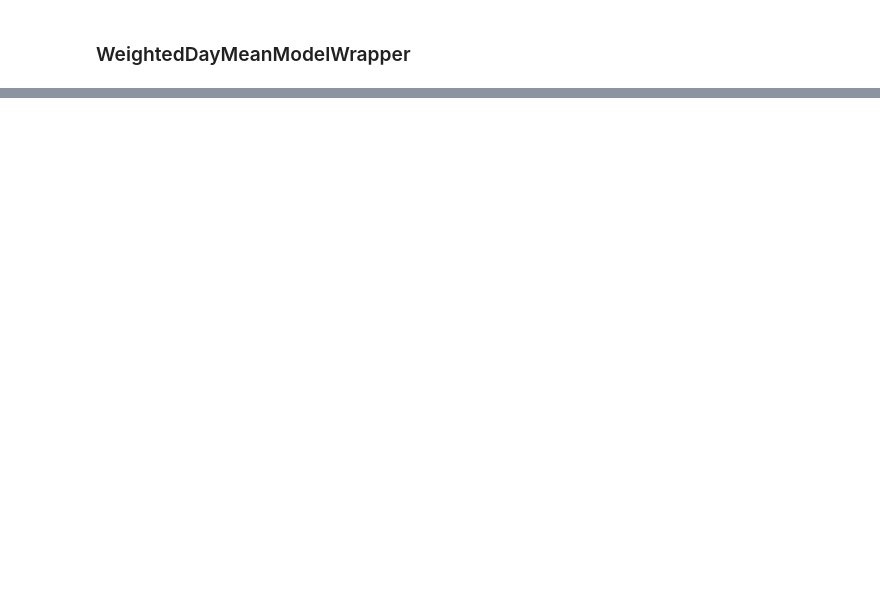
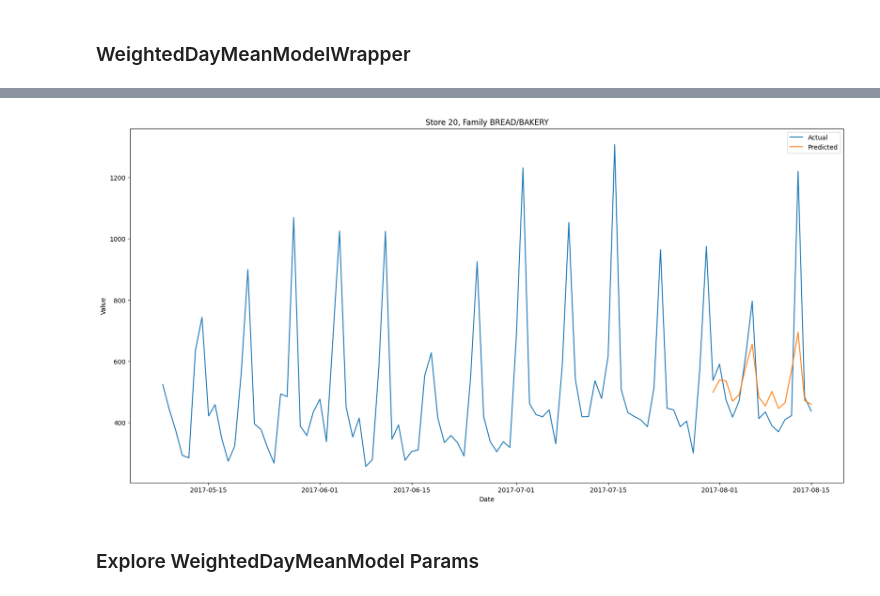
Before and after one commit to Tikhon-Radkevich/Store-Sales, a Jupyter notebook: notebooks/baseline/stat_methods/explore.ipynb, the cells around one changed output, grey strips where cells are left out. Saved outputs shown, nothing was run; the diff lists cells and outputs as text; code cells hidden in the pictures; blank space fills up the shorter version.

Commit message:
loss comparison added; prediction plot created

```diff
--- a/notebooks/baseline/stat_methods/explore.ipynb
+++ b/notebooks/baseline/stat_methods/explore.ipynb
@@ -52,8 +52,8 @@ for cutoff in outer_cutoffs:
         raise ValueError(f"cutoff {cutoff} falls into test period!")
 # %%
 # families = ["FROZEN FOODS", "EGGS"]
-# families = ["BREAD/BAKERY", "CELEBRATION"]
-families = train_df["family"].unique()
+families = ["BREAD/BAKERY", "CELEBRATION", "LADIESWEAR"]
+# families = train_df["family"].unique()
 
 family_groups = [(family,) for family in families]
 
@@ -184,2 +194,21 @@ losses[daily_store_loss < weighted_day_store_loss]
+# %%
+family_to_plot = "BREAD/BAKERY"
+store_nbr_to_plot = 20
+
+data_to_plot_df = family_store_con(train_df, family_to_plot, store_nbr_to_plot)
+test_data_to_plot_df = family_store_con(test_df, family_to_plot, store_nbr_to_plot)
+# %%
+store_family_prediction_plot(
+    predictor=weighted_day_mean_predictor,
+    data_to_plot=data_to_plot_df,
+    family=family_to_plot,
+    store_nbr=store_nbr_to_plot,
+    # test_data=test_data_to_plot_df,
+    data_slice=100
+)
+# %% [output]
+[figure, added]
+# %% [markdown]
+### Explore WeightedDayMeanModel Params
 # %%
 weighted_day_mean_predictor.family_to_model_params_storage
```
Also changed, not shown: parts of 20 cells of this notebook.
